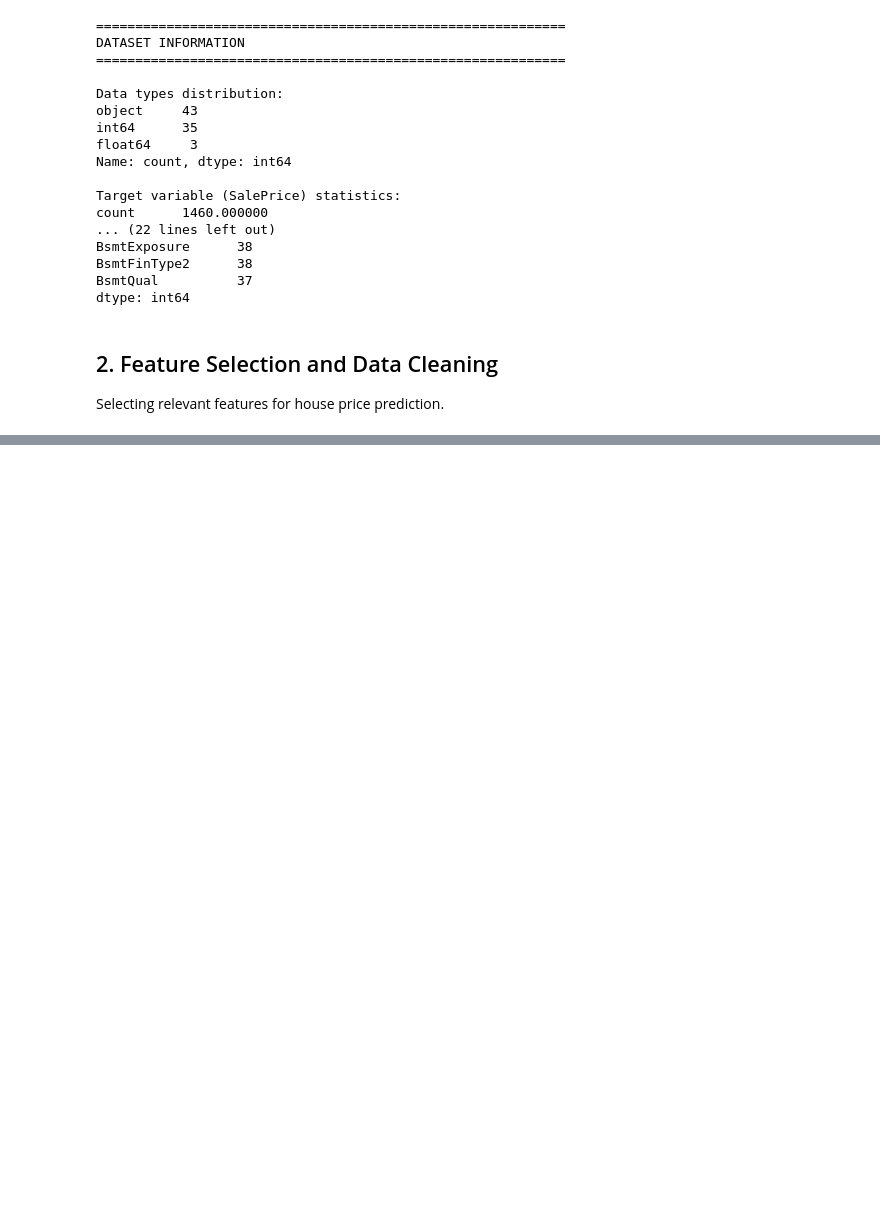
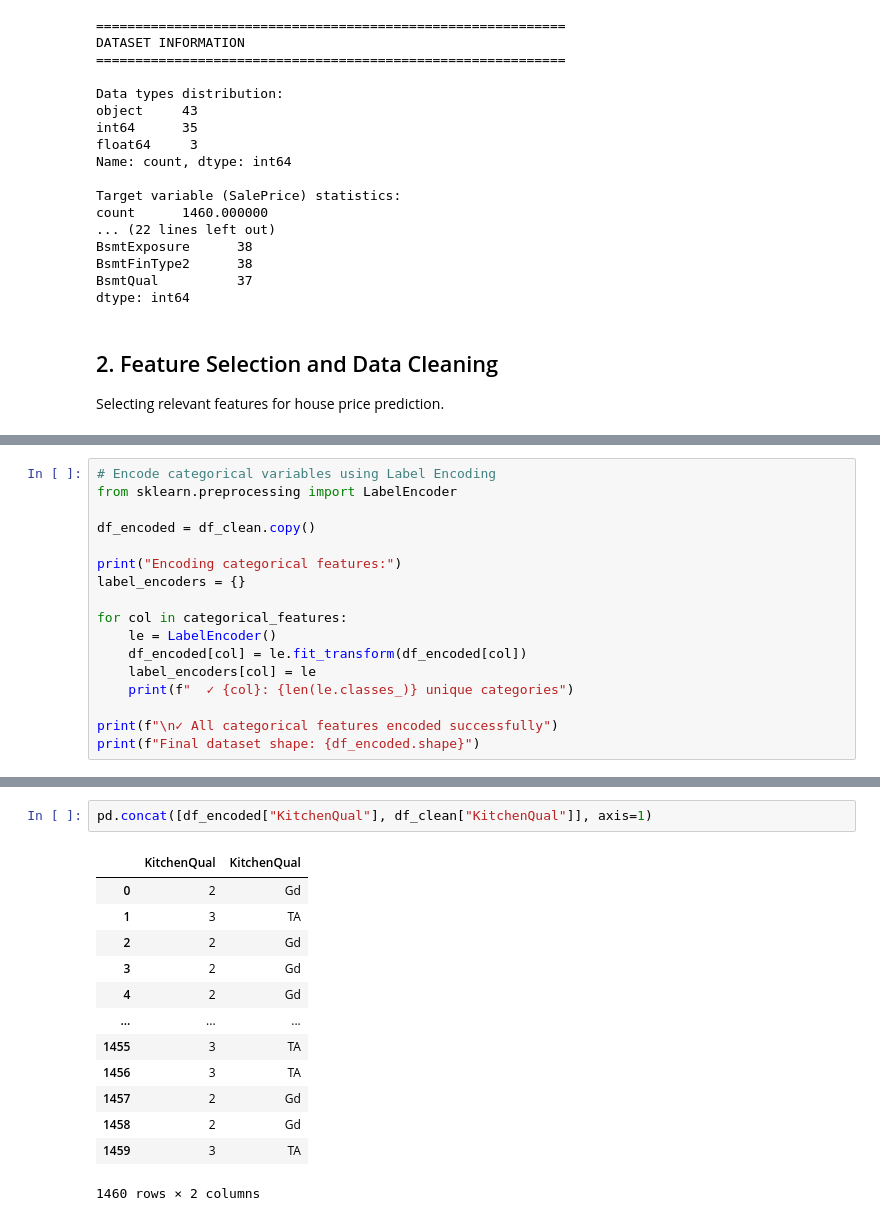
Before and after one commit to Ahmad-AbuGhazaleh/DS-AI-SQA-Project, a Jupyter notebook: house-prices-regression/house_prices_regression.ipynb, the cells around one changed output, grey strips where cells are left out. Cells and saved outputs as stored; diff of their text form; blank space fills up the shorter version.

```diff
--- a/house-prices-regression/house_prices_regression.ipynb
+++ b/house-prices-regression/house_prices_regression.ipynb
@@ -209,0 +317,17 @@ Checking for invalid values:
+# %%
+# Encode categorical variables using Label Encoding
+from sklearn.preprocessing import LabelEncoder
+
+df_encoded = df_clean.copy()
+
+print("Encoding categorical features:")
+label_encoders = {}
+
+for col in categorical_features:
+    le = LabelEncoder()
+    df_encoded[col] = le.fit_transform(df_encoded[col])
+    label_encoders[col] = le
+    print(f"  ✓ {col}: {len(le.classes_)} unique categories")
+
+print(f"\n✓ All categorical features encoded successfully")
+print(f"Final dataset shape: {df_encoded.shape}")
@@ -209,0 +350,16 @@ Checking for invalid values:
+# %%
+pd.concat([df_encoded["KitchenQual"], df_clean["KitchenQual"]], axis=1)
+# %% [output]
+|  | KitchenQual | KitchenQual |
+| 0 | 2 | Gd |
+| 1 | 3 | TA |
+| 2 | 2 | Gd |
+| 3 | 2 | Gd |
+| 4 | 2 | Gd |
+| ... | ... | ... |
+| 1455 | 3 | TA |
+| 1456 | 3 | TA |
+| 1457 | 2 | Gd |
+| 1458 | 2 | Gd |
+| 1459 | 3 | TA |
+1460 rows × 2 columns
```
Also changed, not shown: parts of 9 cells of this notebook, 8 other files.
